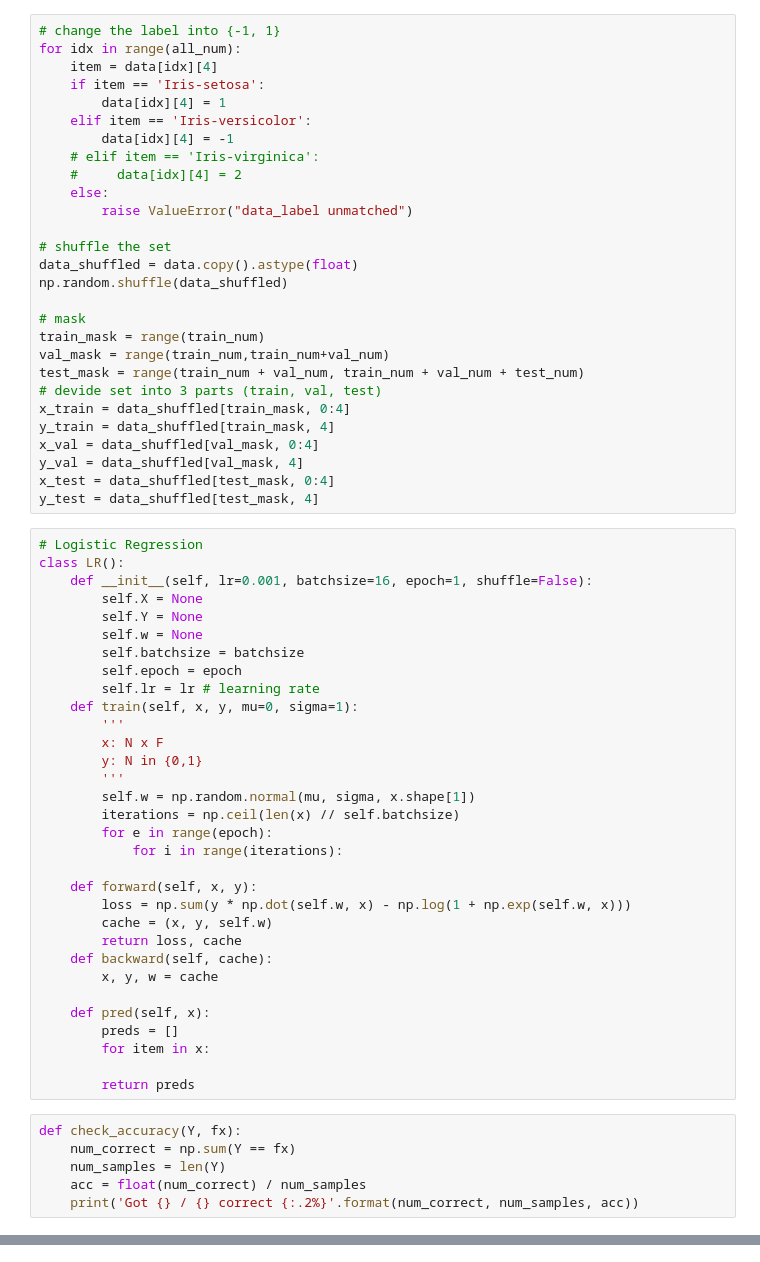
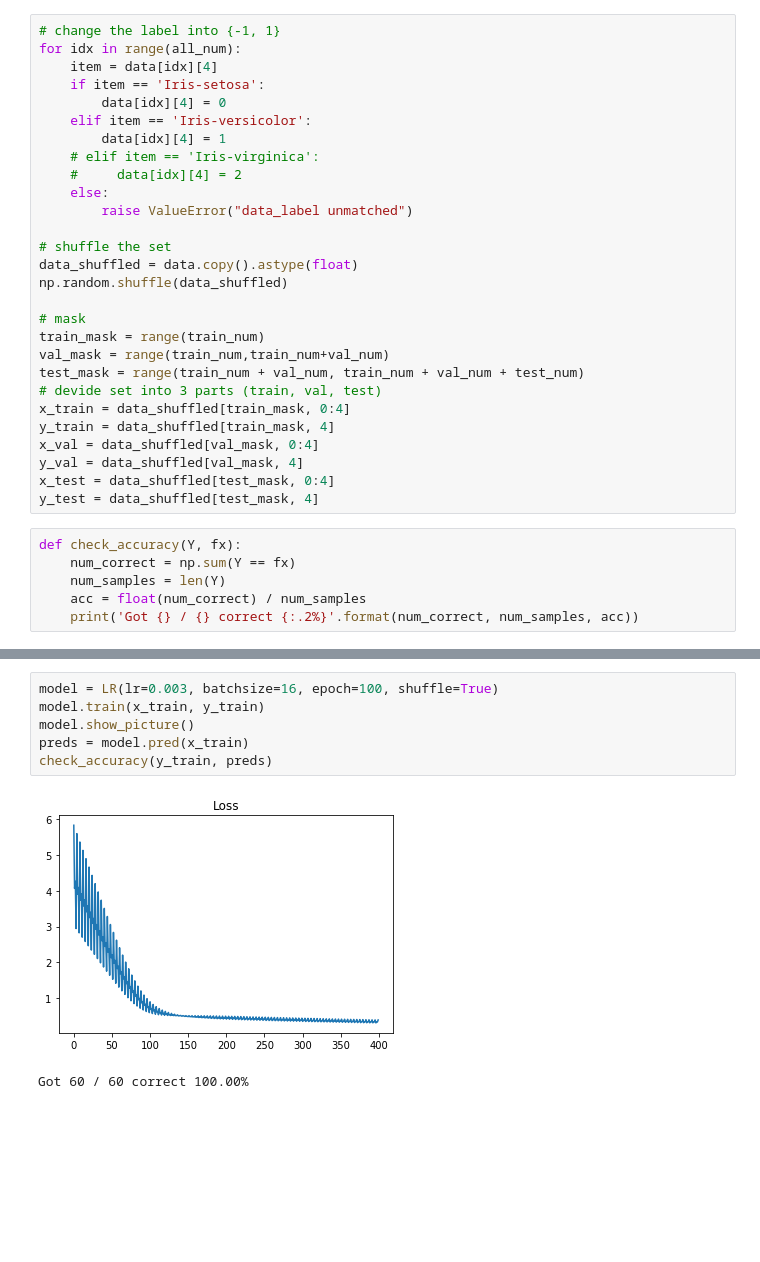
Before and after one commit to Levantespot/LiHang, a Jupyter notebook: CH6/logistic_regression.ipynb, the cells around one changed output, grey strips where cells are left out. Cells and saved outputs as stored; diff of their text form; blank space fills up the shorter version.

```diff
--- a/CH6/logistic_regression.ipynb
+++ b/CH6/logistic_regression.ipynb
@@ -24,9 +24,9 @@ all_num:100, val_num:20, test_num:20, train_num:60
 for idx in range(all_num):
     item = data[idx][4]
     if item == 'Iris-setosa':
+        data[idx][4] = 0
+    elif item == 'Iris-versicolor':
         data[idx][4] = 1
-    elif item == 'Iris-versicolor':
-        data[idx][4] = -1
     # elif item == 'Iris-virginica':
     #     data[idx][4] = 2
     else:
@@ -47,38 +47,6 @@ x_val = data_shuffled[val_mask, 0:4]
 y_val = data_shuffled[val_mask, 4]
 x_test = data_shuffled[test_mask, 0:4]
 y_test = data_shuffled[test_mask, 4]
-# %%
-# Logistic Regression
-class LR():
-    def __init__(self, lr=0.001, batchsize=16, epoch=1, shuffle=False):
-        self.X = None
-        self.Y = None
-        self.w = None
-        self.batchsize = batchsize
-        self.epoch = epoch
-        self.lr = lr # learning rate
-    def train(self, x, y, mu=0, sigma=1):
-        '''
-        x: N x F
-        y: N in {0,1}
-        '''
-        self.w = np.random.normal(mu, sigma, x.shape[1])
-        iterations = np.ceil(len(x) // self.batchsize)
-        for e in range(epoch):
-            for i in range(iterations):
-
-    def forward(self, x, y):
-        loss = np.sum(y * np.dot(self.w, x) - np.log(1 + np.exp(self.w, x)))
-        cache = (x, y, self.w)
-        return loss, cache
-    def backward(self, cache):
-        x, y, w = cache
-
-    def pred(self, x):
-        preds = []
-        for item in x:
-
-        return preds
 # %%
 def check_accuracy(Y, fx):
     num_correct = np.sum(Y == fx)
@@ -88 +121,10 @@ def check_accuracy(Y, fx):
+# %%
+model = LR(lr=0.003, batchsize=16, epoch=100, shuffle=True)
+model.train(x_train, y_train)
+model.show_picture()
+preds = model.pred(x_train)
+check_accuracy(y_train, preds)
+# %% [output]
+[figure, added]
+Got 60 / 60 correct 100.00%
 # %%
```
Also changed, not shown: parts of 8 cells of this notebook, 2 other files.
